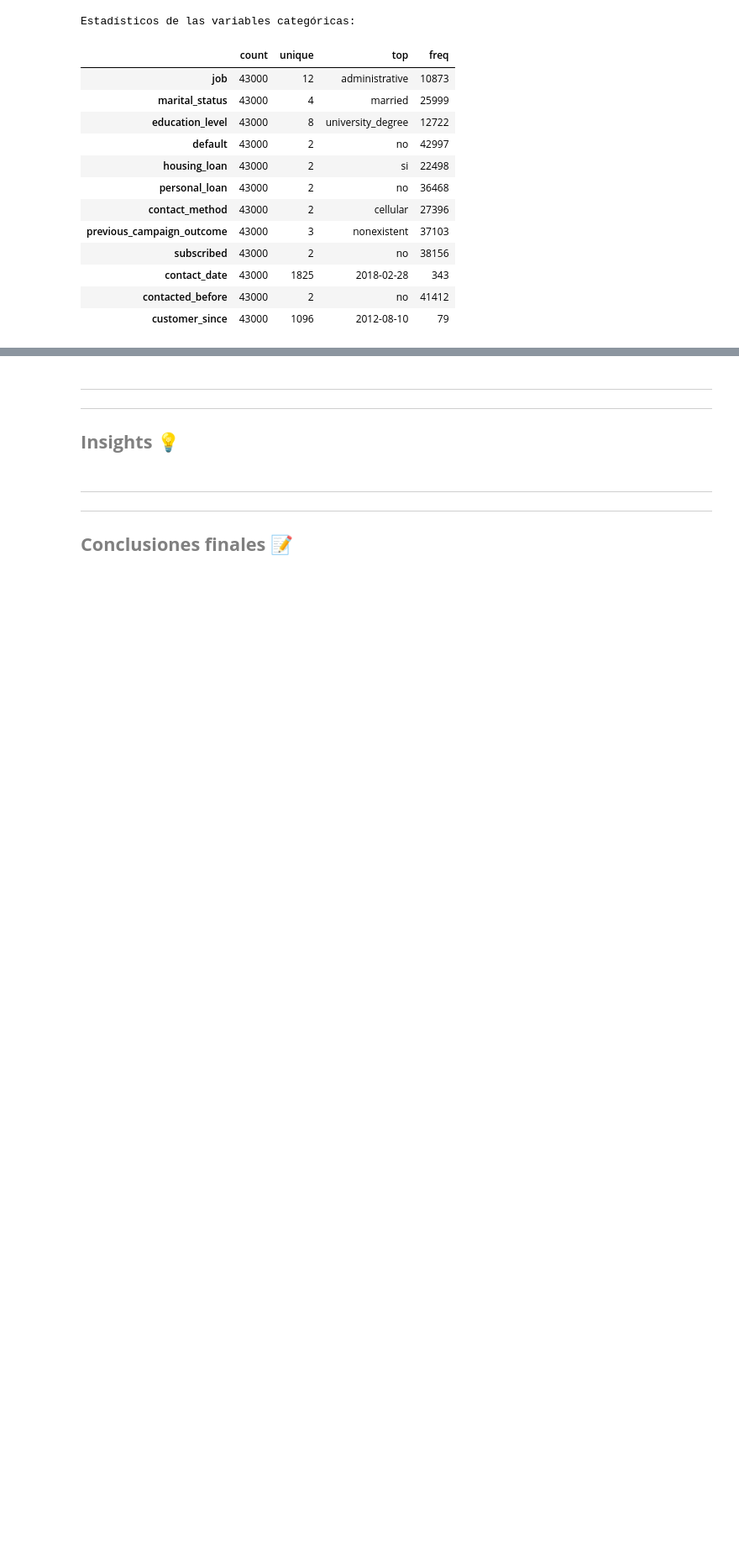
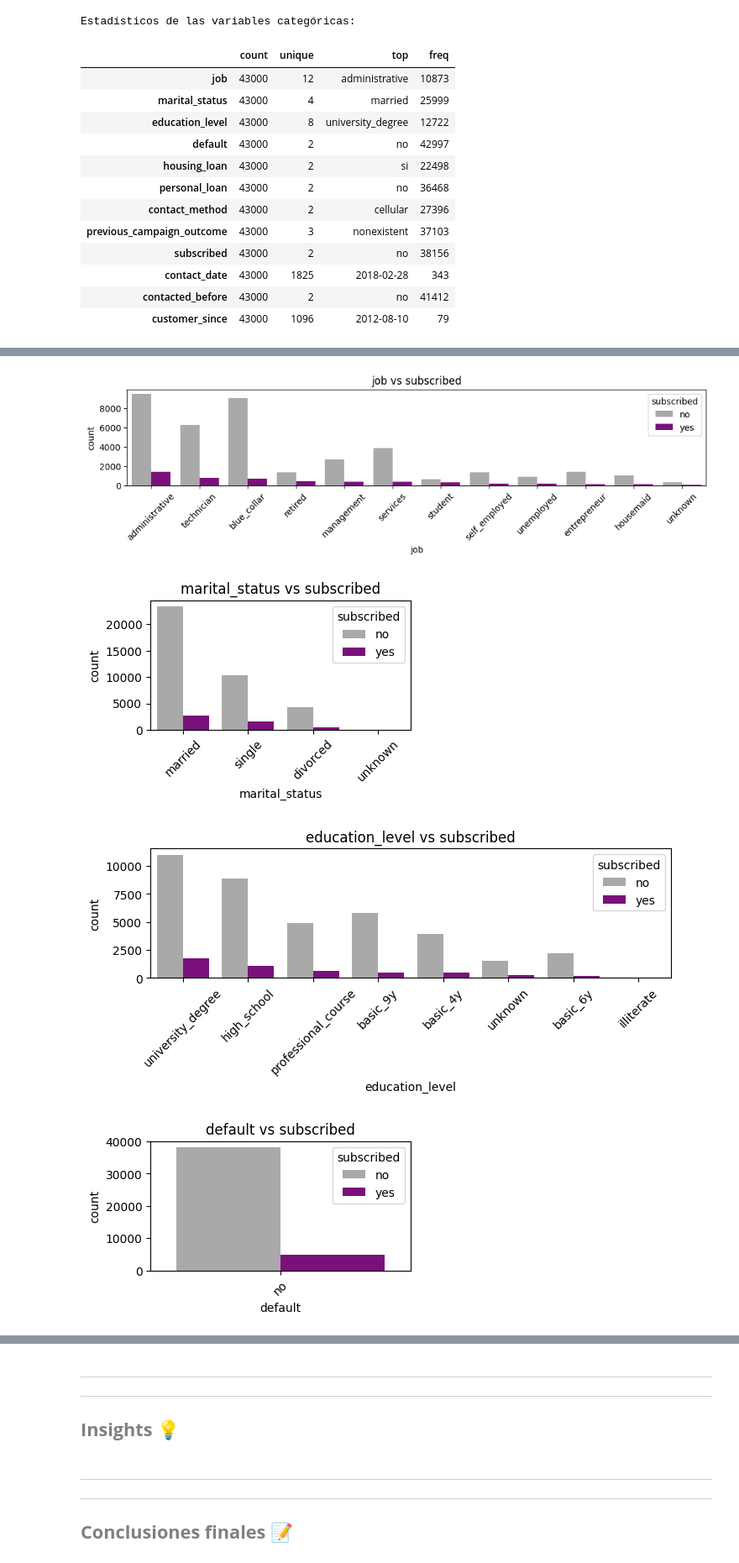
Before and after one commit to lorenalopezarenas/EDA-BankMarketing, a Jupyter notebook: notebooks/03. EDA.ipynb, the cells around one changed output, grey strips where cells are left out. Shown at 84% size. Cells and saved outputs as stored; diff of their text form; code cells hidden in the pictures; blank space fills up the shorter version.

```diff
--- a/notebooks/03. EDA.ipynb
+++ b/notebooks/03. EDA.ipynb
@@ -165,0 +251,7 @@ plt.show()
+# %%
+category_vs_target(df_final, "subscribed")
+# %% [output]
+[figure, added]
+[figure, added]
+[figure, added]
+[figure, added]
```
Also changed, not shown: parts of 27 cells of this notebook, 1 other file.
